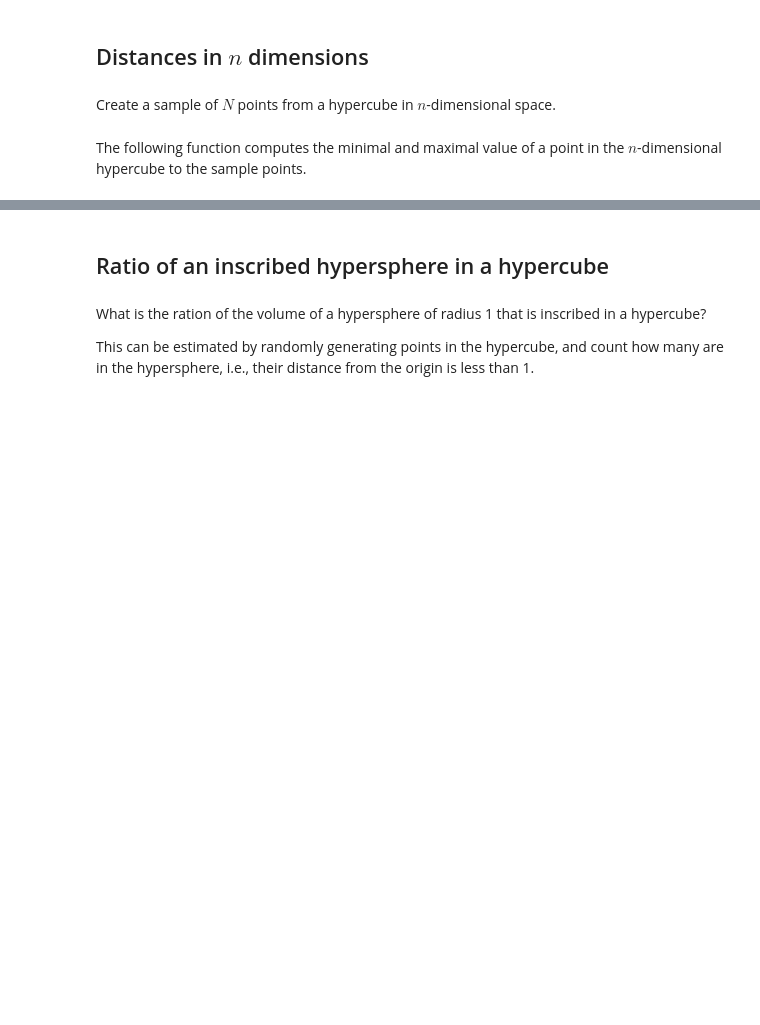
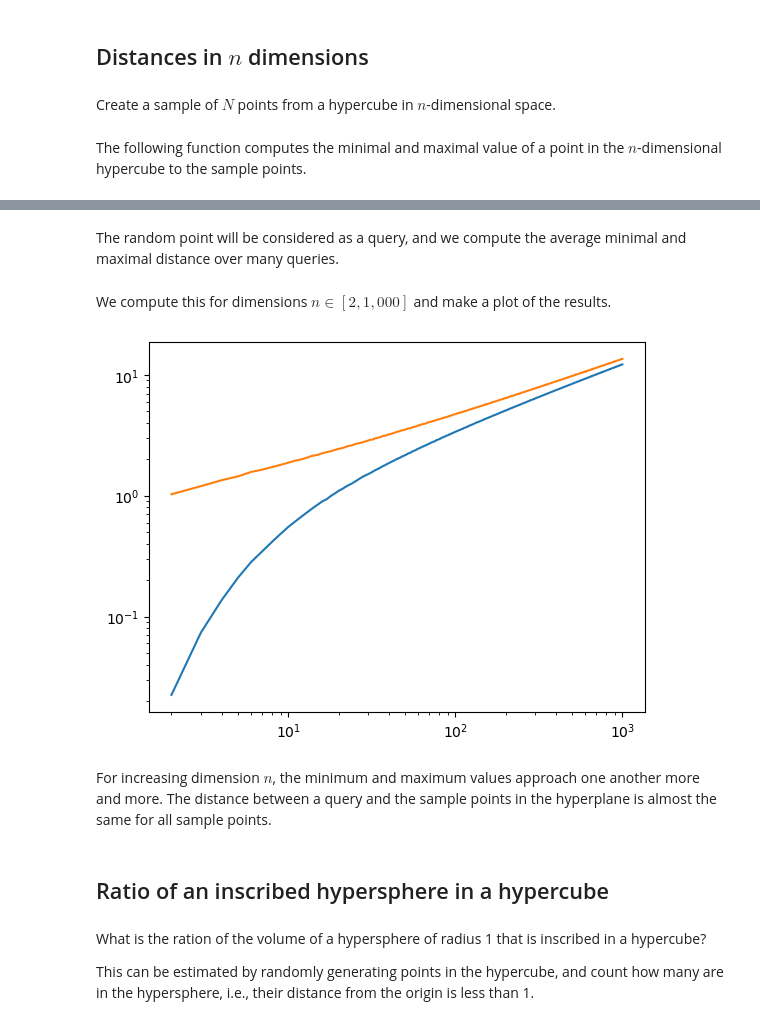
Before and after one commit to gjbex/Machine-learning-with-Python, a Jupyter notebook: source-code/curse_of_dimensionality.ipynb, the cells around one changed output, grey strips where cells are left out. Cells and saved outputs as stored; diff of their text form; code cells hidden in the pictures; blank space fills up the shorter version.

Commit message:
Add distance discussion, volume of hypersphere

```diff
--- a/source-code/curse_of_dimensionality.ipynb
+++ b/source-code/curse_of_dimensionality.ipynb
@@ -85,7 +87,7 @@ def create_sample(dims, nr_points):
 The following function computes the minimal and maximal value of a point in the $n$-dimensional hypercube to the sample points.
 # %%
 def min_max_distance(point, sample):
-    distances = sp.linalg.norm(sample - point, axis=1, ord=2)
+    distances = sp.linalg.norm(sample - point, axis=1)
     return np.min(distances), np.max(distances)
 # %%
 sample = create_sample(dims=2, nr_points=5)
@@ -104,3 +108,29 @@ min_max_distance(np.array([0.0, 0.0]), sample)
+# %%
+def create_random_point(dims):
+    return np.random.uniform(*edge, size=(dims,))
+# %% [markdown]
+The random point will be considered as a query, and we compute the average minimal and maximal distance over many queries.
+# %%
+def compute_distances(dims, nr_points, nr_queries):
+    sample = create_sample(dims=dims, nr_points=nr_points)
+    min_value, max_value = 0.0, 0.0
+    for _ in range(nr_queries):
+        lower, upper = min_max_distance(create_random_point(dims), sample)
+        min_value += lower
+        max_value += upper
+    return min_value/nr_queries, max_value/nr_queries
+# %% [markdown]
+We compute this for dimensions $n \in [2, 1,000]$ and make a plot of the results.
+# %%
+dims = list(range(2, 1_001))
+distances = [compute_distances(dim, 500, 1_000) for dim in dims]
+# %%
+plt.loglog(dims, list(map(lambda t: t[0], distances)))
+plt.loglog(dims, list(map(lambda t: t[1], distances)));
+# %% [output]
+[figure, added]
+# %% [markdown]
+For increasing dimension $n$, the minimum and maximum values approach one another more and more.  The distance between a query and the sample points in the hyperplane is almost the same for all sample points.
 # %% [markdown]
 ## Ratio of an inscribed hypersphere in a hypercube
 # %% [markdown]
```
Also changed, not shown: parts of 13 cells of this notebook.
